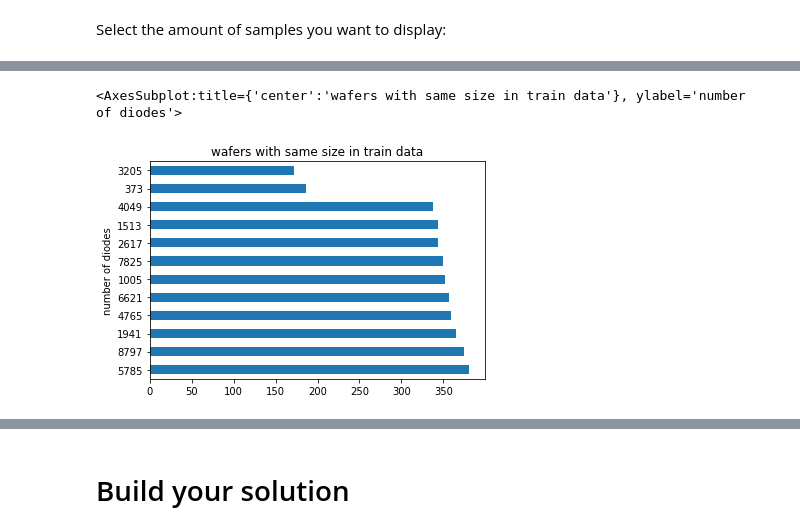
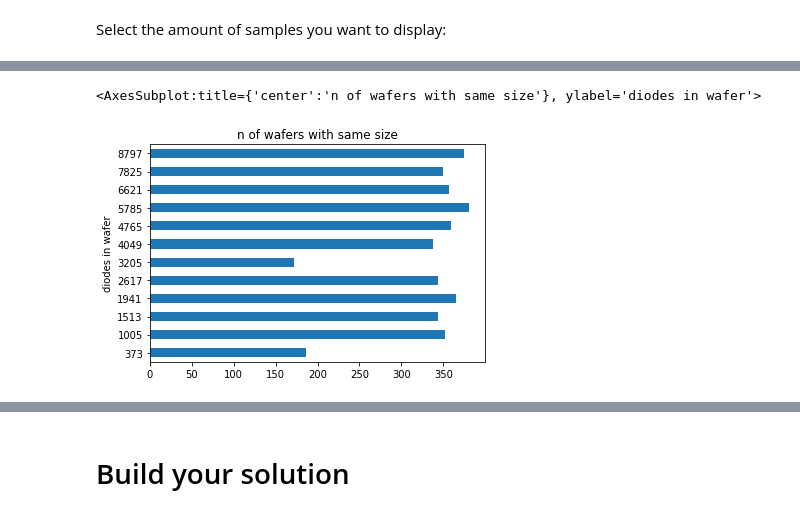
Before and after one commit to Tuchdov/scratch_detection_assignment, a Jupyter notebook: scratch_detect_experimental.ipynb, the cells around one changed output, grey strips where cells are left out. Saved outputs shown, nothing was run; the diff lists cells and outputs as text; code cells hidden in the pictures.

Commit message:
Kaggle Notebook | scratch_detect_experimental | debugging of data pre-processing

```diff
--- a/scratch_detect_experimental.ipynb
+++ b/scratch_detect_experimental.ipynb
@@ -218,0 +179,6 @@ Name: WaferName, Length: 3920, dtype: int64
+# %%
+df_wafers_analysis = df_wafers.copy()
+
+df_wafers_analysis['IsInked'] = (df_wafers_analysis['IsGoodDie'] == True) & (df_wafers_analysis['IsScratchDie'] == True)
+
+df_wafers_analysis
@@ -218,0 +199,26 @@ Name: WaferName, Length: 3920, dtype: int64
+# %%
+
+
+df_aggr = df_wafers_analysis.groupby(['WaferName']).aggregate(
+    {'DieX': 'max', 'DieY': 'max',
+     'WaferName': 'count', 'IsGoodDie': 'sum',
+     'IsScratchDie':'sum',
+      'IsInked': 'sum'
+
+    }).rename(columns={
+    'DieX':'max_DieX',
+    'WaferName': 'total_dies',
+    "DieY": 'max_DieY',
+    "IsGoodDie": 'num_good_dies',
+    'IsScratchDie': 'num_scratch_dies',
+    'IsInked': 'num_inked_dies'})
+
+
+df_aggr["isScratched"] =  df_aggr["num_scratch_dies"] > 0
+df_aggr["GoodDieRatio"] =  df_aggr["num_good_dies"] / df_aggr["total_dies"]
+
+
+
+
+df_aggr
+#df_agr.set_index('WaferName')
@@ -219,8 +240,8 @@ Name: WaferName, Length: 3920, dtype: int64
 # %%
-df_agr['ammount_dies'].value_counts().plot(kind = 'barh',
-                                           title = 'wafers with same size in train data',
-                                          ylabel = 'num of wafers',
-                                          xlabel = "number of diodes")
+df_aggr.groupby("total_dies").size().plot(kind = 'barh',
+                                          title = 'n of wafers with same size',
+                                          xlabel = "diodes in wafer",
+                                          ylabel = 'n')
 # %% [output]
-<AxesSubplot:title={'center':'wafers with same size in train data'}, ylabel='number of diodes'>
+<AxesSubplot:title={'center':'n of wafers with same size'}, ylabel='diodes in wafer'>
-[figure, old version]
+[figure, new version]
```
Also changed, not shown: parts of 65 cells of this notebook.
